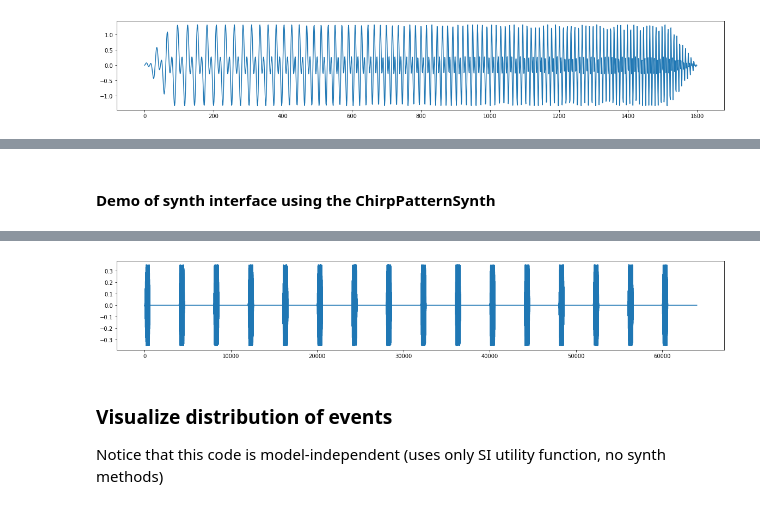
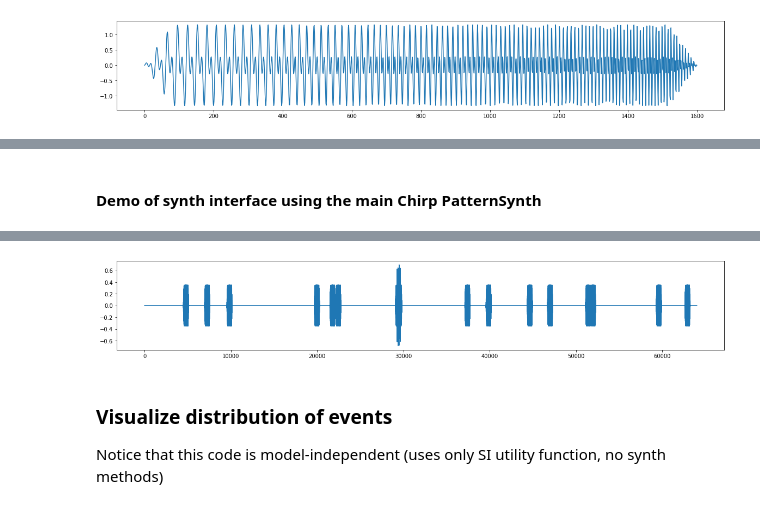
Before and after one commit to lonce/Chirp_0001, a Jupyter notebook: ChirpViz.ipynb, the cells around one changed output, grey strips where cells are left out. Cells and saved outputs as stored; diff of their text form; code cells hidden in the pictures.

```diff
--- a/ChirpViz.ipynb
+++ b/ChirpViz.ipynb
@@ -81,24 +76,24 @@ Name:  amp  Default value :  1  Max value  1  Min value  0
 # %% [markdown]
-#### Demo of synth interface using the ChirpPatternSynth
+#### Demo of synth interface using the main Chirp PatternSynth
 # %%
-from ChirpPatternSynth import PatternSynth
+from Chirp_0001 import PatternSynth
 
 barsynth=PatternSynth()
-barsynth.setParam("rate",2) # will make 2^1 events per second
-barsynth.setParam("irreg", 0)
-barsynth.setParam("nocts", 2)
+barsynth.setParam("rate_exp",2) # will make 2^1 events per second
+barsynth.setParam("irreg_exp", 1)
+barsynth.setParam("nocts", -1)
 barsynth.setParam("evdur", .04)
 
-barsynth.setParam("cf", 880*np.power(2.,7/12))
-barsynth.setParam("cfsd", 1)
+barsynth.setParam("cf_exp", 1)
+barsynth.setParam("cfsd", 0)
 
 barsig=barsynth.generate(4)      # will generate n seconds of sound
 plt.figure(figsize=(20,3))
 plt.plot(barsig)
 display(Audio(barsig, rate=16000, autoplay=False))
 # %% [output]
 [interactive output not drawn]
-[figure, old version]
+[figure, new version]
 # %% [markdown]
 ### Visualize distribution of events
 
```
Also changed, not shown: parts of 6 cells of this notebook, 2 other files.
